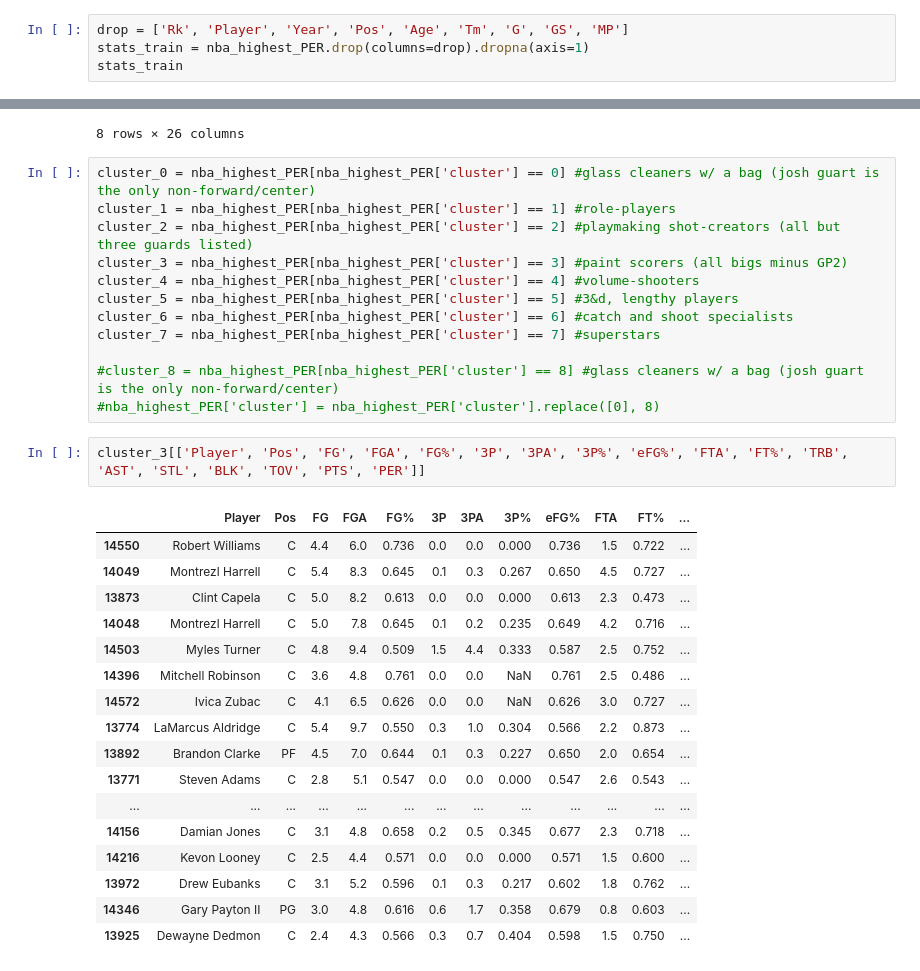
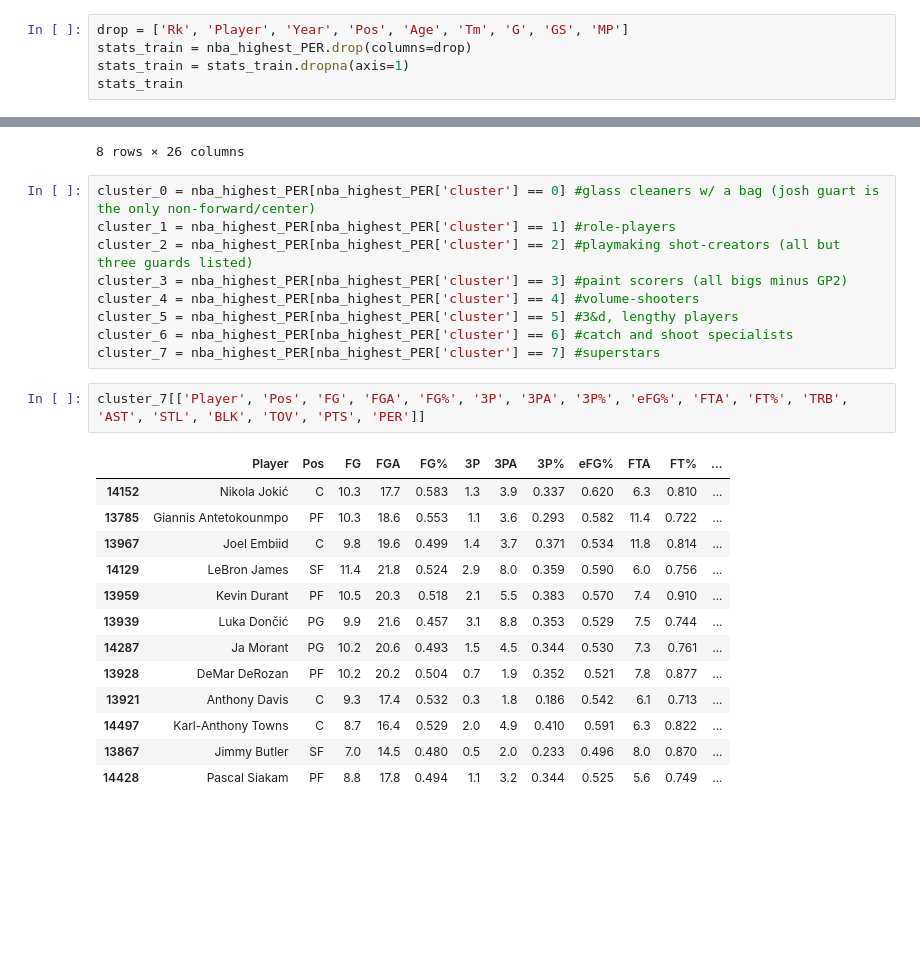
Before and after one commit to se-an-alytics/nba_2021-2022_PER_Project, a Jupyter notebook: 2021_2022_NBA_PER_&_Clustering.ipynb, the cells around one changed output, grey strips where cells are left out. Saved outputs shown, nothing was run; the diff lists cells and outputs as text; blank space fills up the shorter version.

```diff
--- a/2021_2022_NBA_PER_&_Clustering.ipynb
+++ b/2021_2022_NBA_PER_&_Clustering.ipynb
@@ -224,7 +224,8 @@ nba_highest_PER.shape # 286 rows (or players) and 33
 (286, 33)
 # %%
 drop = ['Rk', 'Player', 'Year', 'Pos', 'Age', 'Tm', 'G', 'GS', 'MP']
-stats_train = nba_highest_PER.drop(columns=drop).dropna(axis=1)
+stats_train = nba_highest_PER.drop(columns=drop)
+stats_train = stats_train.dropna(axis=1)
 stats_train
 # %% [output]
 |  | FG | FGA | FG% | 3P | 3PA | 2P | 2PA | 2P% | eFG% | FT | ... | ... |
@@ -376,27 +377,20 @@ cluster_4 = nba_highest_PER[nba_highest_PER['cluster'] == 4] #volume-shooters
 cluster_5 = nba_highest_PER[nba_highest_PER['cluster'] == 5] #3&d, lengthy players
 cluster_6 = nba_highest_PER[nba_highest_PER['cluster'] == 6] #catch and shoot specialists
 cluster_7 = nba_highest_PER[nba_highest_PER['cluster'] == 7] #superstars
-
-#cluster_8 = nba_highest_PER[nba_highest_PER['cluster'] == 8] #glass cleaners w/ a bag (josh guart is the only non-forward/center)
-#nba_highest_PER['cluster'] = nba_highest_PER['cluster'].replace([0], 8)
 # %%
-cluster_3[['Player', 'Pos', 'FG', 'FGA', 'FG%', '3P', '3PA', '3P%', 'eFG%', 'FTA', 'FT%', 'TRB', 'AST', 'STL', 'BLK', 'TOV', 'PTS', 'PER']]
+cluster_7[['Player', 'Pos', 'FG', 'FGA', 'FG%', '3P', '3PA', '3P%', 'eFG%', 'FTA', 'FT%', 'TRB', 'AST', 'STL', 'BLK', 'TOV', 'PTS', 'PER']]
 # %% [output]
 |  | Player | Pos | FG | FGA | FG% | 3P | 3PA | 3P% | eFG% | FTA | FT% | ... |
-| 14550 | Robert Williams | C | 4.4 | 6.0 | 0.736 | 0.0 | 0.0 | 0.000 | 0.736 | 1.5 | 0.722 | ... |
-| 14049 | Montrezl Harrell | C | 5.4 | 8.3 | 0.645 | 0.1 | 0.3 | 0.267 | 0.650 | 4.5 | 0.727 | ... |
-| 13873 | Clint Capela | C | 5.0 | 8.2 | 0.613 | 0.0 | 0.0 | 0.000 | 0.613 | 2.3 | 0.473 | ... |
-| 14048 | Montrezl Harrell | C | 5.0 | 7.8 | 0.645 | 0.1 | 0.2 | 0.235 | 0.649 | 4.2 | 0.716 | ... |
-| 14503 | Myles Turner | C | 4.8 | 9.4 | 0.509 | 1.5 | 4.4 | 0.333 | 0.587 | 2.5 | 0.752 | ... |
-| 14396 | Mitchell Robinson | C | 3.6 | 4.8 | 0.761 | 0.0 | 0.0 | NaN | 0.761 | 2.5 | 0.486 | ... |
-| 14572 | Ivica Zubac | C | 4.1 | 6.5 | 0.626 | 0.0 | 0.0 | NaN | 0.626 | 3.0 | 0.727 | ... |
-| 13774 | LaMarcus Aldridge | C | 5.4 | 9.7 | 0.550 | 0.3 | 1.0 | 0.304 | 0.566 | 2.2 | 0.873 | ... |
-| 13892 | Brandon Clarke | PF | 4.5 | 7.0 | 0.644 | 0.1 | 0.3 | 0.227 | 0.650 | 2.0 | 0.654 | ... |
-| 13771 | Steven Adams | C | 2.8 | 5.1 | 0.547 | 0.0 | 0.0 | 0.000 | 0.547 | 2.6 | 0.543 | ... |
-| ... | ... | ... | ... | ... | ... | ... | ... | ... | ... | ... | ... | ... |
-| 14156 | Damian Jones | C | 3.1 | 4.8 | 0.658 | 0.2 | 0.5 | 0.345 | 0.677 | 2.3 | 0.718 | ... |
-| 14216 | Kevon Looney | C | 2.5 | 4.4 | 0.571 | 0.0 | 0.0 | 0.000 | 0.571 | 1.5 | 0.600 | ... |
-| 13972 | Drew Eubanks | C | 3.1 | 5.2 | 0.596 | 0.1 | 0.3 | 0.217 | 0.602 | 1.8 | 0.762 | ... |
-| 14346 | Gary Payton II | PG | 3.0 | 4.8 | 0.616 | 0.6 | 1.7 | 0.358 | 0.679 | 0.8 | 0.603 | ... |
-| 13925 | Dewayne Dedmon | C | 2.4 | 4.3 | 0.566 | 0.3 | 0.7 | 0.404 | 0.598 | 1.5 | 0.750 | ... |
+| 14152 | Nikola Jokić | C | 10.3 | 17.7 | 0.583 | 1.3 | 3.9 | 0.337 | 0.620 | 6.3 | 0.810 | ... |
+| 13785 | Giannis Antetokounmpo | PF | 10.3 | 18.6 | 0.553 | 1.1 | 3.6 | 0.293 | 0.582 | 11.4 | 0.722 | ... |
+| 13967 | Joel Embiid | C | 9.8 | 19.6 | 0.499 | 1.4 | 3.7 | 0.371 | 0.534 | 11.8 | 0.814 | ... |
+| 14129 | LeBron James | SF | 11.4 | 21.8 | 0.524 | 2.9 | 8.0 | 0.359 | 0.590 | 6.0 | 0.756 | ... |
+| 13959 | Kevin Durant | PF | 10.5 | 20.3 | 0.518 | 2.1 | 5.5 | 0.383 | 0.570 | 7.4 | 0.910 | ... |
+| 13939 | Luka Dončić | PG | 9.9 | 21.6 | 0.457 | 3.1 | 8.8 | 0.353 | 0.529 | 7.5 | 0.744 | ... |
+| 14287 | Ja Morant | PG | 10.2 | 20.6 | 0.493 | 1.5 | 4.5 | 0.344 | 0.530 | 7.3 | 0.761 | ... |
+| 13928 | DeMar DeRozan | PF | 10.2 | 20.2 | 0.504 | 0.7 | 1.9 | 0.352 | 0.521 | 7.8 | 0.877 | ... |
+| 13921 | Anthony Davis | C | 9.3 | 17.4 | 0.532 | 0.3 | 1.8 | 0.186 | 0.542 | 6.1 | 0.713 | ... |
+| 14497 | Karl-Anthony Towns | C | 8.7 | 16.4 | 0.529 | 2.0 | 4.9 | 0.410 | 0.591 | 6.3 | 0.822 | ... |
+| 13867 | Jimmy Butler | SF | 7.0 | 14.5 | 0.480 | 0.5 | 2.0 | 0.233 | 0.496 | 8.0 | 0.870 | ... |
+| 14428 | Pascal Siakam | PF | 8.8 | 17.8 | 0.494 | 1.1 | 3.2 | 0.344 | 0.525 | 5.6 | 0.749 | ... |
 # %%
```
Also changed, not shown: parts of 3 cells of this notebook.
